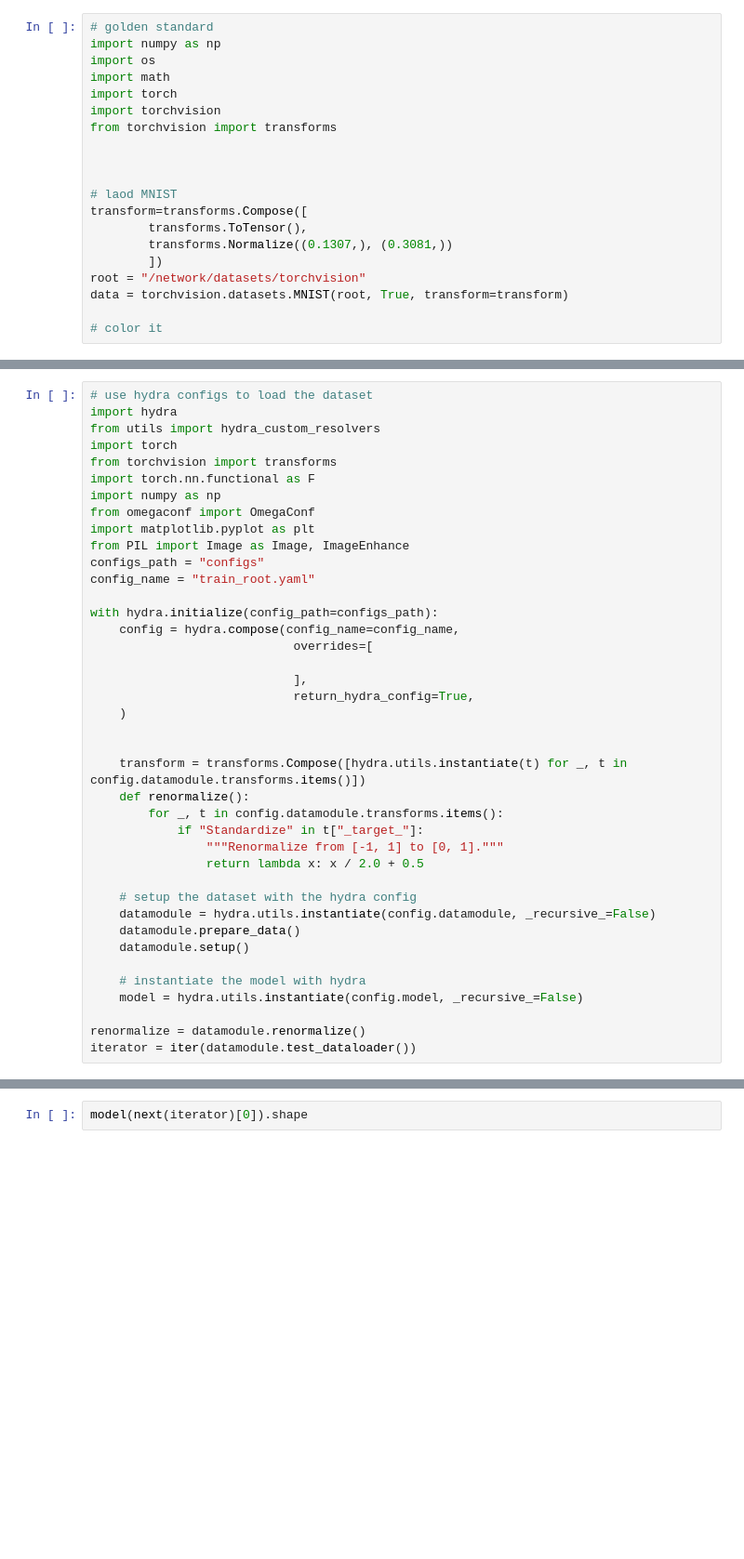
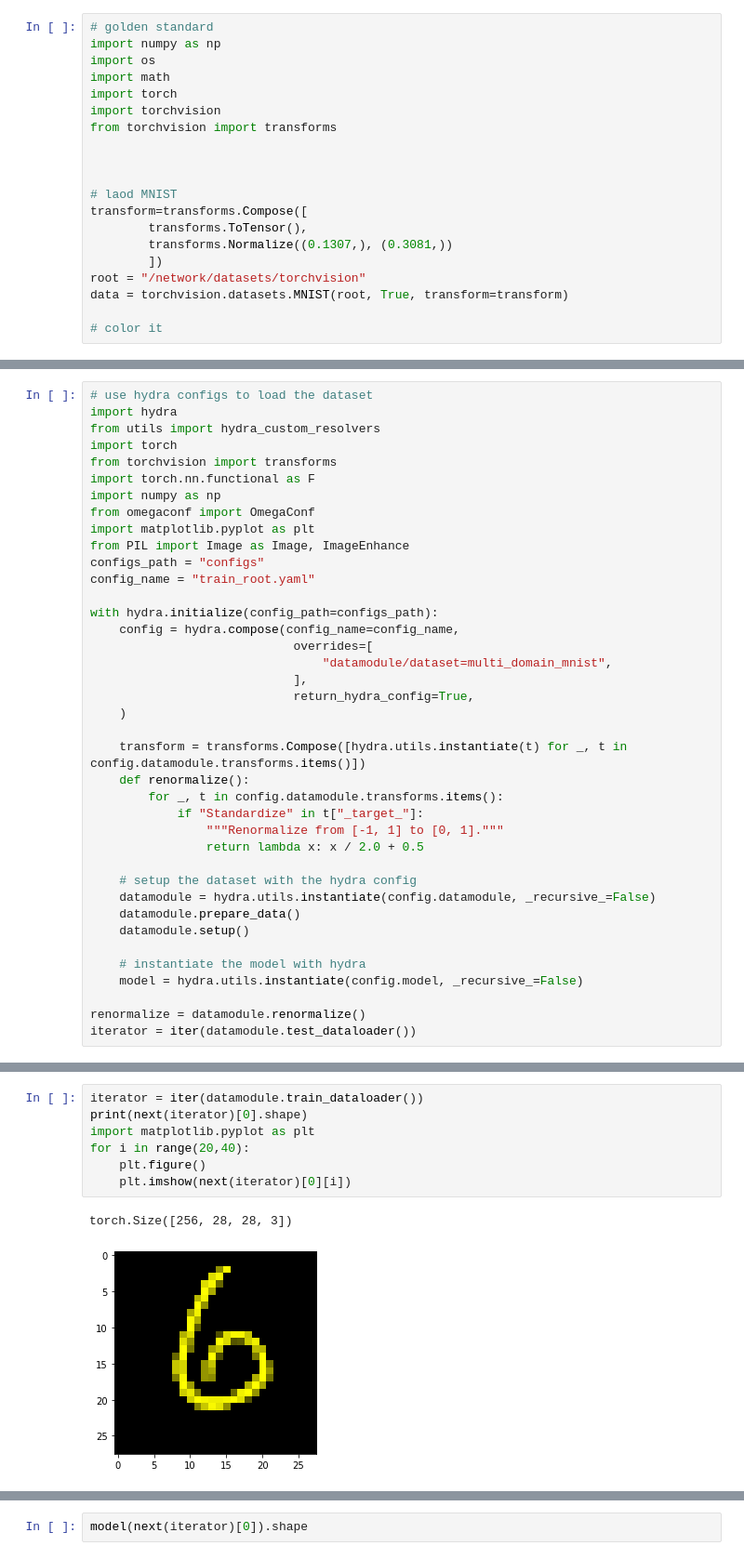
Before and after one commit to amansouri3476/MD-CRL, a Jupyter notebook: dataset_playground.ipynb, the cells around one changed output, grey strips where cells are left out. Shown at 93% size. Saved outputs shown, nothing was run; the diff lists cells and outputs as text; blank space fills up the shorter version.

Commit message:
add multi domain mnist

```diff
--- a/dataset_playground.ipynb
+++ b/dataset_playground.ipynb
@@ -35,11 +42,10 @@ config_name = "train_root.yaml"
 with hydra.initialize(config_path=configs_path):
     config = hydra.compose(config_name=config_name,
                             overrides=[
-
+                                "datamodule/dataset=multi_domain_mnist",
                             ],
                             return_hydra_config=True,
     )
-
 
     transform = transforms.Compose([hydra.utils.instantiate(t) for _, t in config.datamodule.transforms.items()])
     def renormalize():
@@ -64,0 +67,10 @@ torch.Size([256, 1, 28, 28])
+# %%
+iterator = iter(datamodule.train_dataloader())
+print(next(iterator)[0].shape)
+import matplotlib.pyplot as plt
+for i in range(20,40):
+    plt.figure()
+    plt.imshow(next(iterator)[0][i])
+# %% [output]
+torch.Size([256, 28, 28, 3])
+[figure, added]
```
Also changed, not shown: parts of 4 cells of this notebook, 3 other files.
